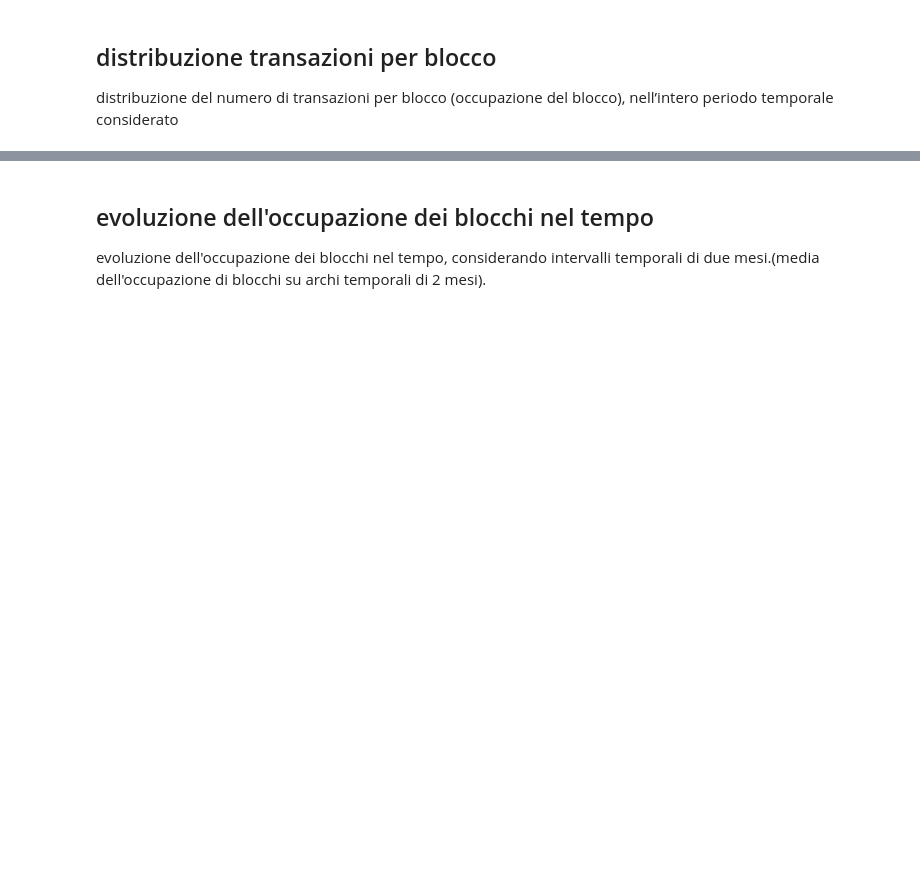
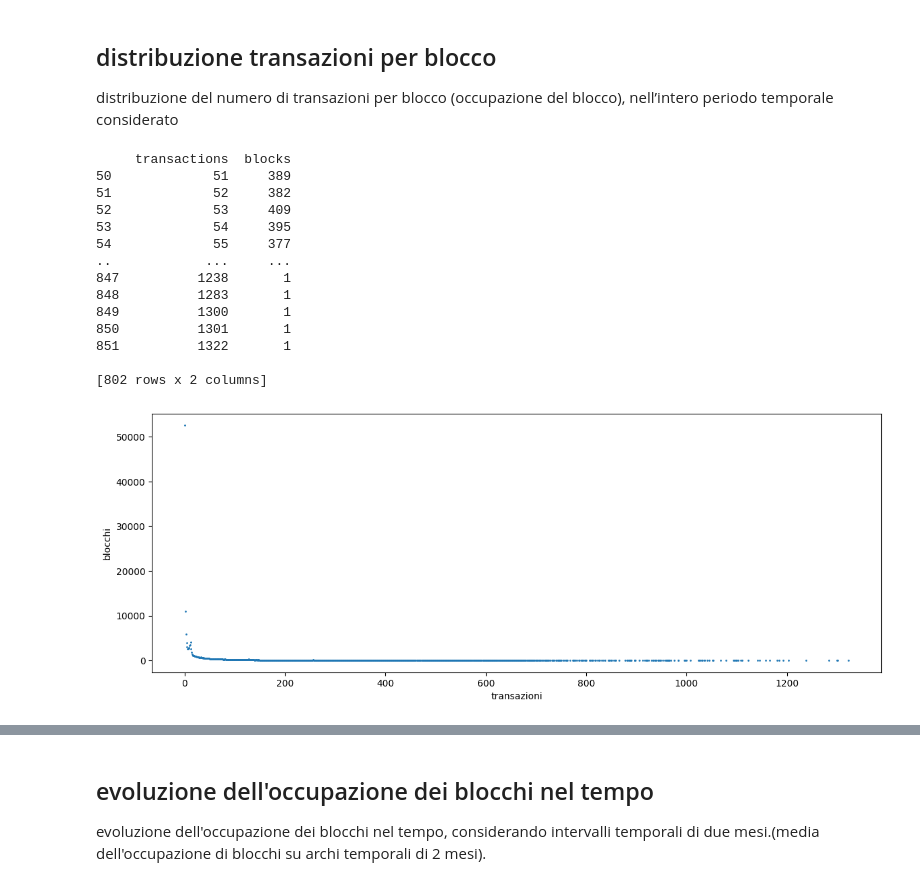
Before and after one commit to mirdan08/CRAFTY, a Jupyter notebook: crafty.ipynb, the cells around one changed output, grey strips where cells are left out. Saved outputs shown, nothing was run; the diff lists cells and outputs as text; code cells hidden in the pictures; blank space fills up the shorter version.

```diff
--- a/crafty.ipynb
+++ b/crafty.ipynb
@@ -3,16 +5,17 @@ import numpy as np
 import pandas as pd
 import matplotlib.pyplot as plt
 import itertools
-inputs= pd.read_csv("./dataset/inputs.csv",names=['txid','prev_tx_id','prev_tx_pos'])
-outputs = pd.read_csv("./dataset/outputs.csv",names=['txid','position','address_id','amount','script_type'])
+inputs= pd.read_csv("./dataset5000000/inputs.csv",names=['txid','prev_tx_id','prev_tx_pos'])
+outputs = pd.read_csv("./dataset5000000/outputs.csv",names=['txid','position','address_id','amount','script_type'])
 outputs=outputs.astype({
     'script_type':'uint8',
 })
-transactions = pd.read_csv("./dataset/transactions.csv",names=['timestamp','block_id','txid','is_coinbase','fee'])
+transactions = pd.read_csv("./dataset5000000/transactions.csv",names=['timestamp','block_id','txid','is_coinbase','fee'])
 transactions= transactions.astype({
     'is_coinbase':'bool',
+    'timestamp':'datetime64[s]'
 })
-map=pd.read_csv("./dataset/mapAddr2Ids8708820.csv",names=['hash','address_id'])
+map=pd.read_csv("./dataset5000000/mapAddr2Ids8708820.csv",names=['hash','address_id'])
 map.set_index('address_id')
 # %% [output]
 |  | hash |
@@ -49,0 +41,24 @@ plt.ylabel('blocchi')
+# %%
+# conto il numero id transazioni per blocco
+block_tx_count=transactions.groupby(['block_id']).count()[['timestamp','txid']]
+block_tx_count.columns=['transactions','blocks']
+#raggruppo in base al numero di transazioni e conto quanti blocchi possiedono un certo numero di transazioni
+tx_blocks_distribution=block_tx_count.groupby('transactions',as_index=False).count()
+tx_blocks_distribution.plot(kind='scatter',x='transactions',y='blocks',figsize=(14,5),s=1,xlabel='transazioni',ylabel='blocchi')
+print(tx_blocks_distribution[50:])
+# %% [output]
+     transactions  blocks
+50             51     389
+51             52     382
+52             53     409
+53             54     395
+54             55     377
+..            ...     ...
+847          1238       1
+848          1283       1
+849          1300       1
+850          1301       1
+851          1322       1
+
+[802 rows x 2 columns]
+[figure, added]
```
Also changed, not shown: parts of 28 cells of this notebook, 1 other file.
